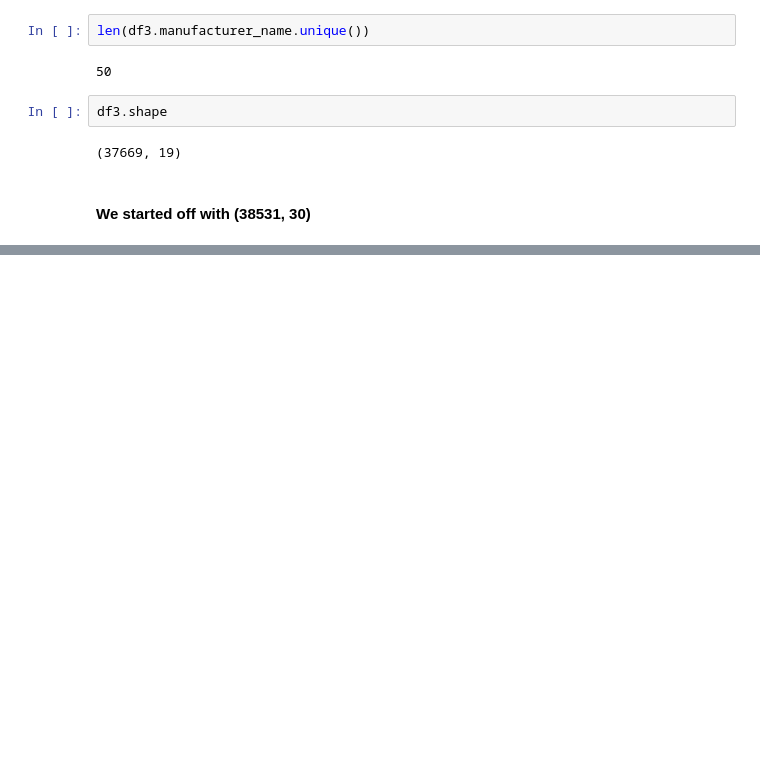
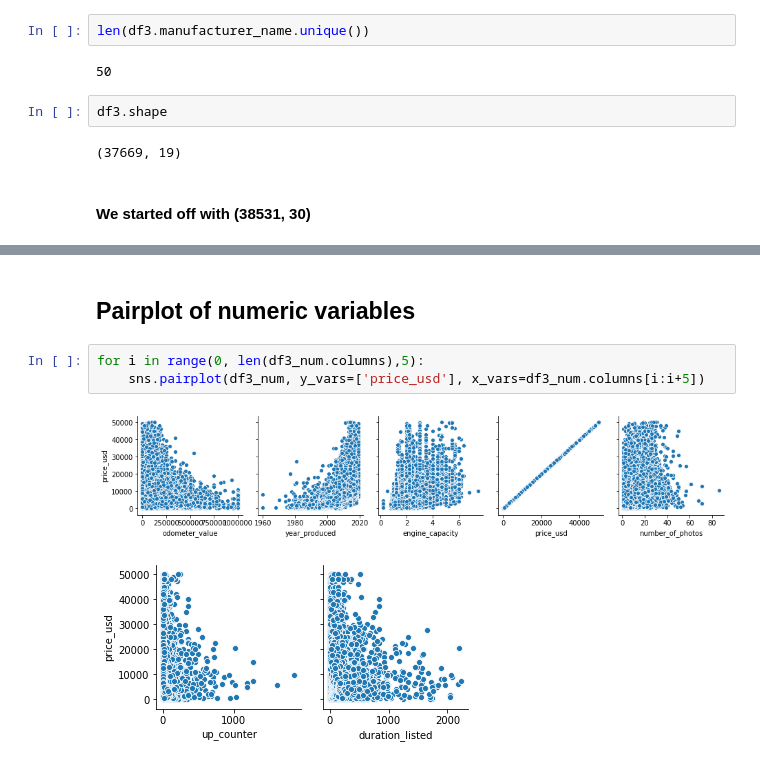
Before and after one commit to antoneev/travelrecommender, a Jupyter notebook: Used Cars.ipynb, the cells around one changed output, grey strips where cells are left out. Saved outputs shown, nothing was run; the diff lists cells and outputs as text; blank space fills up the shorter version.

```diff
--- a/Used Cars.ipynb
+++ b/Used Cars.ipynb
@@ -397,0 +503,8 @@ df3.shape
+# %% [markdown]
+## Pairplot of numeric variables
+# %%
+for i in range(0, len(df3_num.columns),5):
+    sns.pairplot(df3_num, y_vars=['price_usd'], x_vars=df3_num.columns[i:i+5])
+# %% [output]
+[figure, added]
+[figure, added]
```
Also changed, not shown: parts of 28 cells of this notebook.
